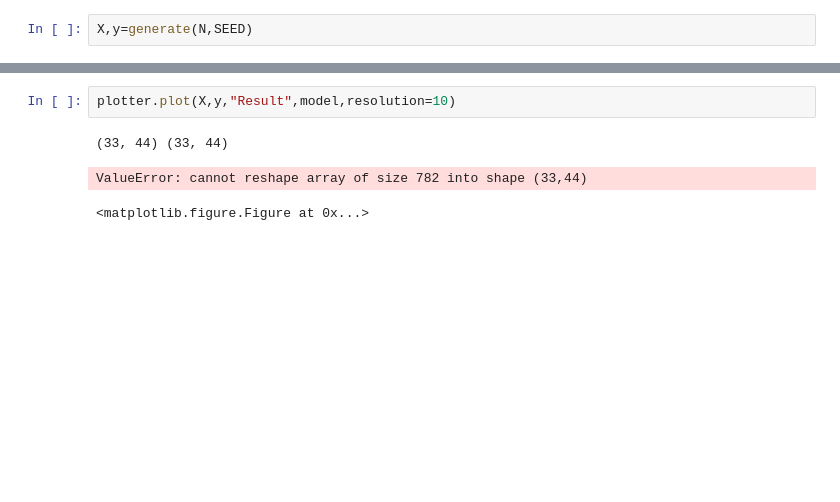
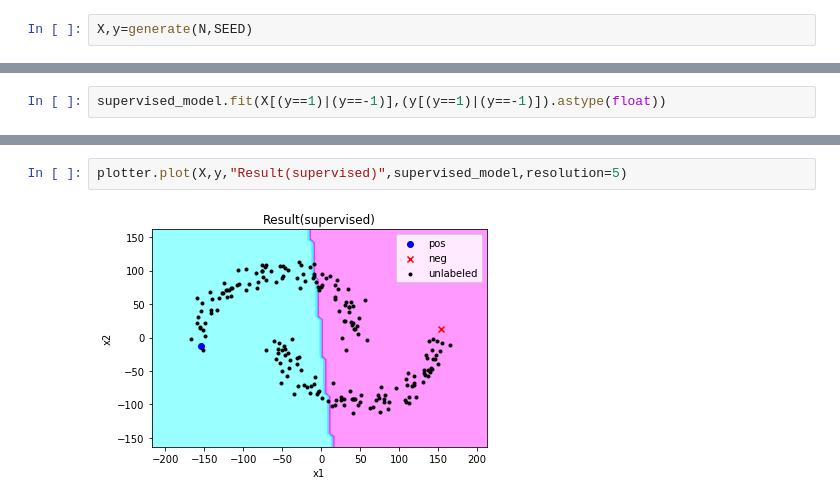
Before and after one commit to habroptilus/ml-tools, a Jupyter notebook: experiment/laplacian_regularization_classification.ipynb, the cells around one changed output, grey strips where cells are left out. Cells and saved outputs as stored; diff of their text form; blank space fills up the shorter version.

```diff
--- a/experiment/laplacian_regularization_classification.ipynb
+++ b/experiment/laplacian_regularization_classification.ipynb
@@ -88,0 +44,2 @@ array([ 1,  1,  1,  1,  1,  1,  1,  1,  1,  1,  1,  1,  1,  1,  1,  1,  1,
+# %%
+supervised_model.fit(X[(y==1)|(y==-1)],(y[(y==1)|(y==-1)]).astype(float))
@@ -89,6 +50,4 @@ array([ 1,  1,  1,  1,  1,  1,  1,  1,  1,  1,  1,  1,  1,  1,  1,  1,  1,
 # %%
-plotter.plot(X,y,"Result",model,resolution=10)
+plotter.plot(X,y,"Result(supervised)",supervised_model,resolution=5)
 # %% [output]
-(33, 44) (33, 44)
-ValueError: cannot reshape array of size 782 into shape (33,44)
-<matplotlib.figure.Figure at 0x...>
+[figure, added]
```
Also changed, not shown: parts of 7 cells of this notebook, 2 other files.
